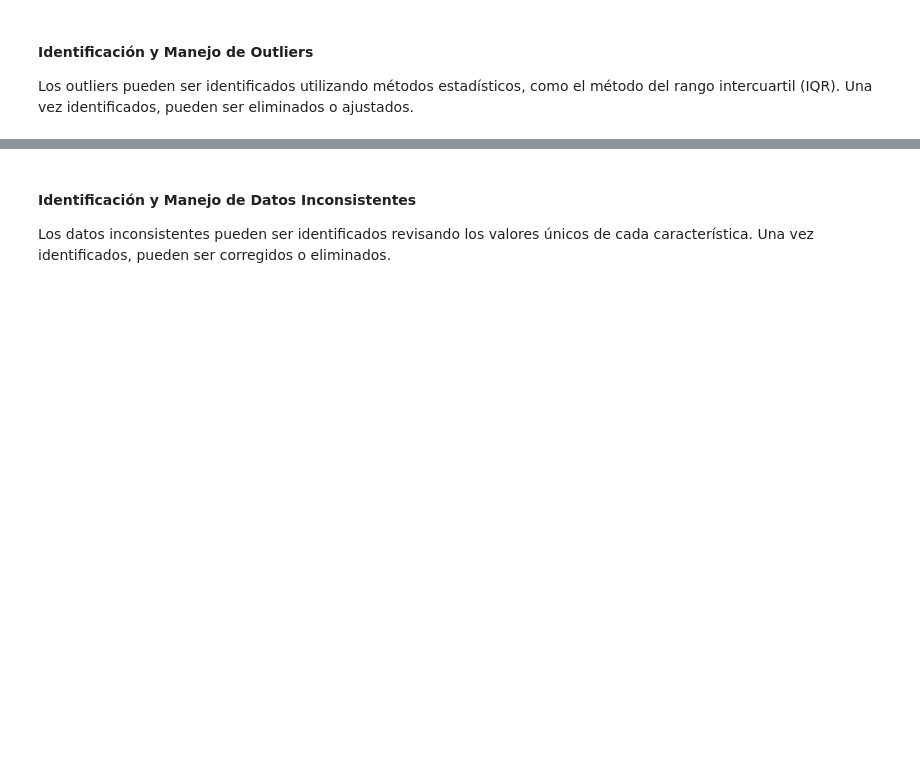
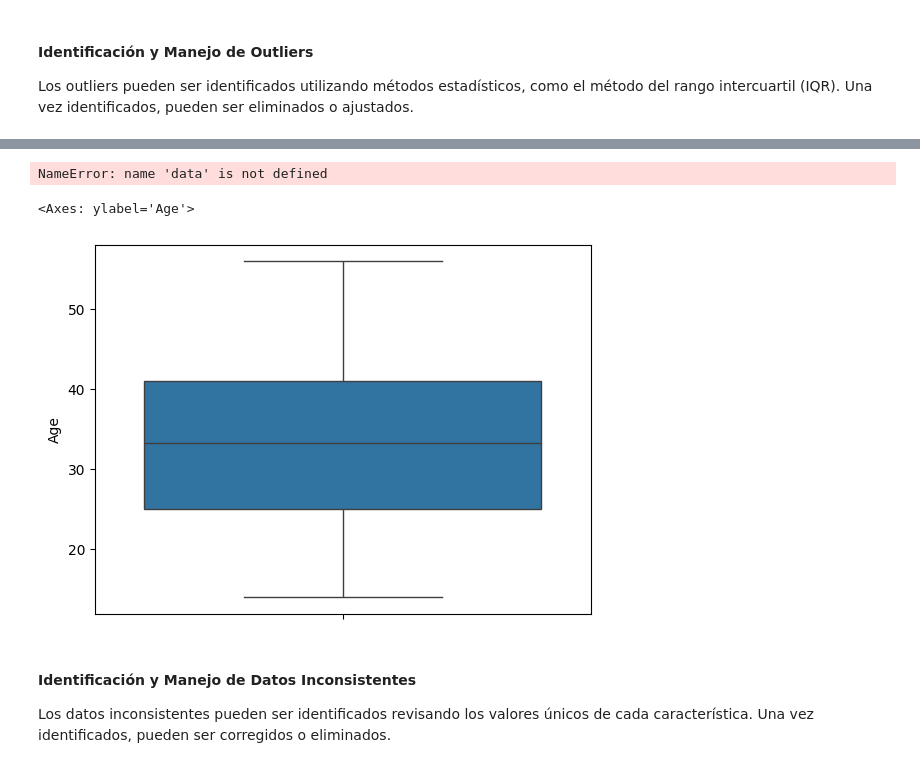
Before and after one commit to eugeniomorocho/Notebooks_DataMining, a Jupyter notebook: Tema 2 - Preprocesamiento de Datos en Data Mining/Lectura 2.2 - Preprocesamiento de datos para análisis de crédito.ipynb, the cells around one changed output, grey strips where cells are left out. Saved outputs shown, nothing was run; the diff lists cells and outputs as text; code cells hidden in the pictures; blank space fills up the shorter version.

```diff
--- a/Tema 2 - Preprocesamiento de Datos en Data Mining/Lectura 2.2 - Preprocesamiento de datos para análisis de crédito.ipynb
+++ b/Tema 2 - Preprocesamiento de Datos en Data Mining/Lectura 2.2 - Preprocesamiento de datos para análisis de crédito.ipynb
@@ -376,3 +383,32 @@ data = data[~((data < (Q1 - 1.5 * IQR)) | (data > (Q3 + 1.5 * IQR))).any(axis=1)
+# %%
+import matplotlib.pyplot as plt
+# Crear un diagrama de caja para la columna 'Annual_Income'
+plt.boxplot(data['Age'])
+# Añadir título y etiquetas a los ejes
+plt.title('Diagrama de caja para la columna "Age"')
+plt.xlabel('Age')
+plt.ylabel('Valor')
+# Mostrar el diagrama de caja
+plt.show()
+# %% [output]
+NameError: name 'data' is not defined
+# %%
+# Calculamos los valores atípicos en la columna 'Annual_Income'
+Q1 = data['Age'].quantile(0.25)
+Q3 = data['Age'].quantile(0.75)
+IQR = Q3 - Q1
+lower_bound = Q1 - 1.5 * IQR
+upper_bound = Q3 + 1.5 * IQR
+
+# Eliminamos los valores atípicos en la columna 'Annual_Income'
+data = data[(data['Age'] > lower_bound) & (data['Age'] < upper_bound)]
+# %%
+# Graficamos un diagrama de caja para la columna 'Annual_Income'
+import seaborn as sns
+sns.boxplot(y=data['Age'])
+# %% [output]
+<Axes: ylabel='Age'>
+[figure, added]
 # %% [markdown]
 #### Identificación y Manejo de Datos Inconsistentes
 
```
Also changed, not shown: parts of 9 cells of this notebook.
